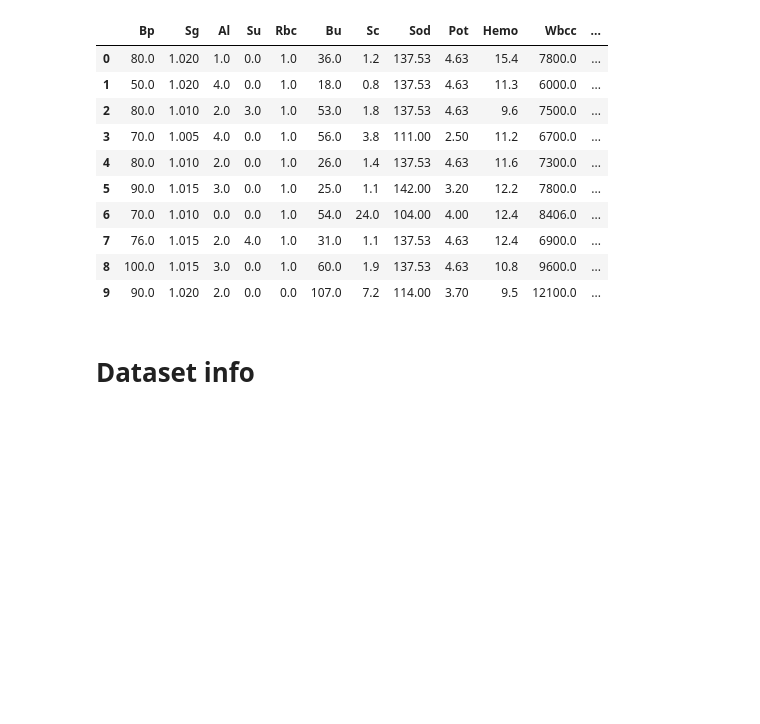
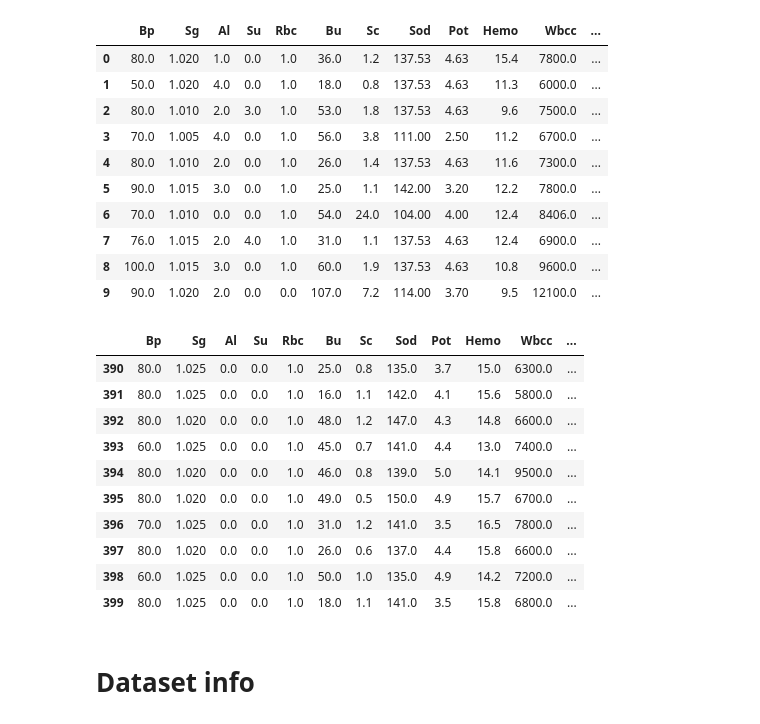
Before and after one commit to alamin147/kidney_disease, a Jupyter notebook: disease.ipynb, the cells around one changed output. Drawn from its saved outputs; the diff is of its cells as text; code cells hidden in the pictures; blank space fills up the shorter version.

```diff
--- a/disease.ipynb
+++ b/disease.ipynb
@@ -22,6 +22,20 @@ df.head(10)
 | 7 | 76.0 | 1.015 | 2.0 | 4.0 | 1.0 | 31.0 | 1.1 | 137.53 | 4.63 | 12.4 | 6900.0 | ... |
 | 8 | 100.0 | 1.015 | 3.0 | 0.0 | 1.0 | 60.0 | 1.9 | 137.53 | 4.63 | 10.8 | 9600.0 | ... |
 | 9 | 90.0 | 1.020 | 2.0 | 0.0 | 0.0 | 107.0 | 7.2 | 114.00 | 3.70 | 9.5 | 12100.0 | ... |
+# %%
+df.tail(10)
+# %% [output]
+|  | Bp | Sg | Al | Su | Rbc | Bu | Sc | Sod | Pot | Hemo | Wbcc | ... |
+| 390 | 80.0 | 1.025 | 0.0 | 0.0 | 1.0 | 25.0 | 0.8 | 135.0 | 3.7 | 15.0 | 6300.0 | ... |
+| 391 | 80.0 | 1.025 | 0.0 | 0.0 | 1.0 | 16.0 | 1.1 | 142.0 | 4.1 | 15.6 | 5800.0 | ... |
+| 392 | 80.0 | 1.020 | 0.0 | 0.0 | 1.0 | 48.0 | 1.2 | 147.0 | 4.3 | 14.8 | 6600.0 | ... |
+| 393 | 60.0 | 1.025 | 0.0 | 0.0 | 1.0 | 45.0 | 0.7 | 141.0 | 4.4 | 13.0 | 7400.0 | ... |
+| 394 | 80.0 | 1.020 | 0.0 | 0.0 | 1.0 | 46.0 | 0.8 | 139.0 | 5.0 | 14.1 | 9500.0 | ... |
+| 395 | 80.0 | 1.020 | 0.0 | 0.0 | 1.0 | 49.0 | 0.5 | 150.0 | 4.9 | 15.7 | 6700.0 | ... |
+| 396 | 70.0 | 1.025 | 0.0 | 0.0 | 1.0 | 31.0 | 1.2 | 141.0 | 3.5 | 16.5 | 7800.0 | ... |
+| 397 | 80.0 | 1.020 | 0.0 | 0.0 | 1.0 | 26.0 | 0.6 | 137.0 | 4.4 | 15.8 | 6600.0 | ... |
+| 398 | 60.0 | 1.025 | 0.0 | 0.0 | 1.0 | 50.0 | 1.0 | 135.0 | 4.9 | 14.2 | 7200.0 | ... |
+| 399 | 80.0 | 1.025 | 0.0 | 0.0 | 1.0 | 18.0 | 1.1 | 141.0 | 3.5 | 15.8 | 6800.0 | ... |
 # %% [markdown]
 # Dataset info
 # %%
```
Also changed, not shown: parts of 6 cells of this notebook.
